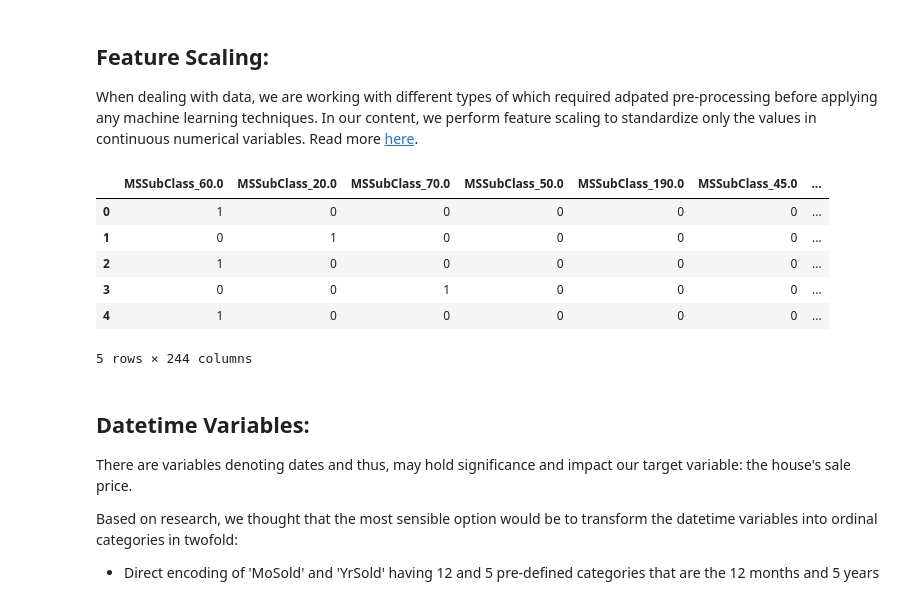
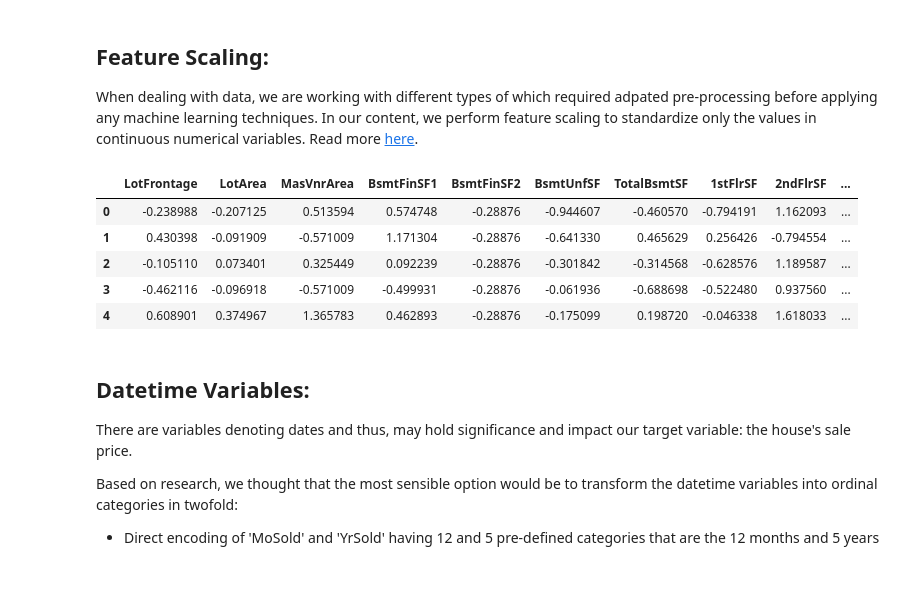
Before and after one commit to aorsot1/data_science_kaggle_datasets, a Jupyter notebook: Competitions/Python/house-price-regression.ipynb, the cells around one changed output. Cells and saved outputs as stored; diff of their text form; code cells hidden in the pictures.

```diff
--- a/Competitions/Python/house-price-regression.ipynb
+++ b/Competitions/Python/house-price-regression.ipynb
@@ -619,20 +619,19 @@ def var_scaling(data, cont_vars):
 # %%
 # Numeric columns
 num_vars = ['LotFrontage', 'LotArea', 'MasVnrArea', 'BsmtFinSF1',
            'BsmtFinSF2', 'BsmtUnfSF', 'TotalBsmtSF', '1stFlrSF', '2ndFlrSF',
            'LowQualFinSF', 'GrLivArea', 'GarageArea', 'WoodDeckSF', 'OpenPorchSF',
             'EnclosedPorch', '3SsnPorch', 'ScreenPorch', 'PoolArea', 'MiscVal']
 
 df = var_scaling(df, num_vars)
-df.head()
+df[num_vars].head()
 # %% [output]
-|  | MSSubClass_60.0 | MSSubClass_20.0 | MSSubClass_70.0 | MSSubClass_50.0 | MSSubClass_190.0 | MSSubClass_45.0 | ... |
-| 0 | 1 | 0 | 0 | 0 | 0 | 0 | ... |
-| 1 | 0 | 1 | 0 | 0 | 0 | 0 | ... |
-| 2 | 1 | 0 | 0 | 0 | 0 | 0 | ... |
-| 3 | 0 | 0 | 1 | 0 | 0 | 0 | ... |
-| 4 | 1 | 0 | 0 | 0 | 0 | 0 | ... |
+|  | LotFrontage | LotArea | MasVnrArea | BsmtFinSF1 | BsmtFinSF2 | BsmtUnfSF | TotalBsmtSF | 1stFlrSF | 2ndFlrSF | ... |
+| 0 | -0.238988 | -0.207125 | 0.513594 | 0.574748 | -0.28876 | -0.944607 | -0.460570 | -0.794191 | 1.162093 | ... |
+| 1 | 0.430398 | -0.091909 | -0.571009 | 1.171304 | -0.28876 | -0.641330 | 0.465629 | 0.256426 | -0.794554 | ... |
+| 2 | -0.105110 | 0.073401 | 0.325449 | 0.092239 | -0.28876 | -0.301842 | -0.314568 | -0.628576 | 1.189587 | ... |
+| 3 | -0.462116 | -0.096918 | -0.571009 | -0.499931 | -0.28876 | -0.061936 | -0.688698 | -0.522480 | 0.937560 | ... |
+| 4 | 0.608901 | 0.374967 | 1.365783 | 0.462893 | -0.28876 | -0.175099 | 0.198720 | -0.046338 | 1.618033 | ... |
-5 rows × 244 columns
 # %% [markdown]
 ## Datetime Variables:
 
```
Also changed, not shown: parts of 8 cells of this notebook.
